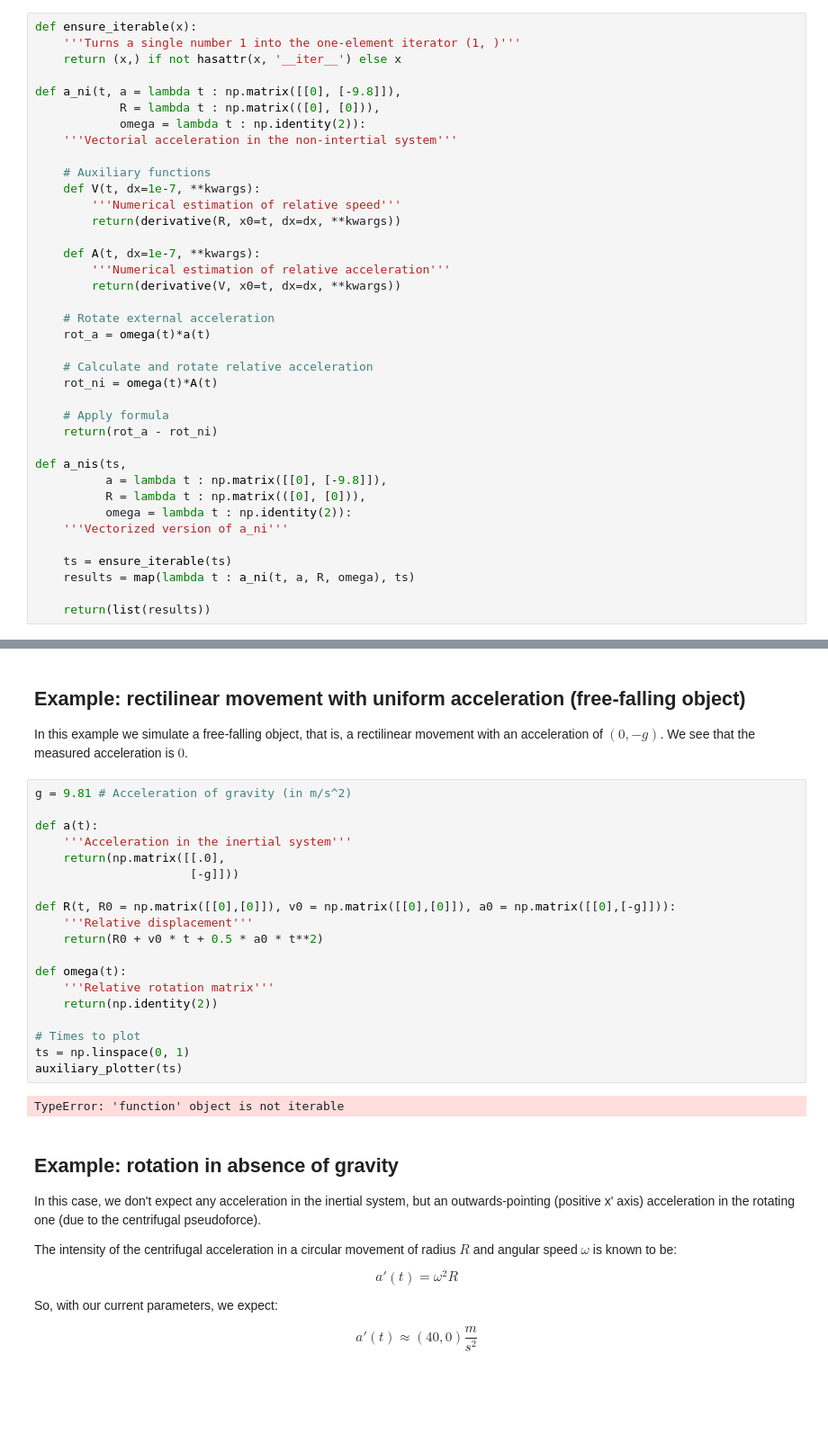
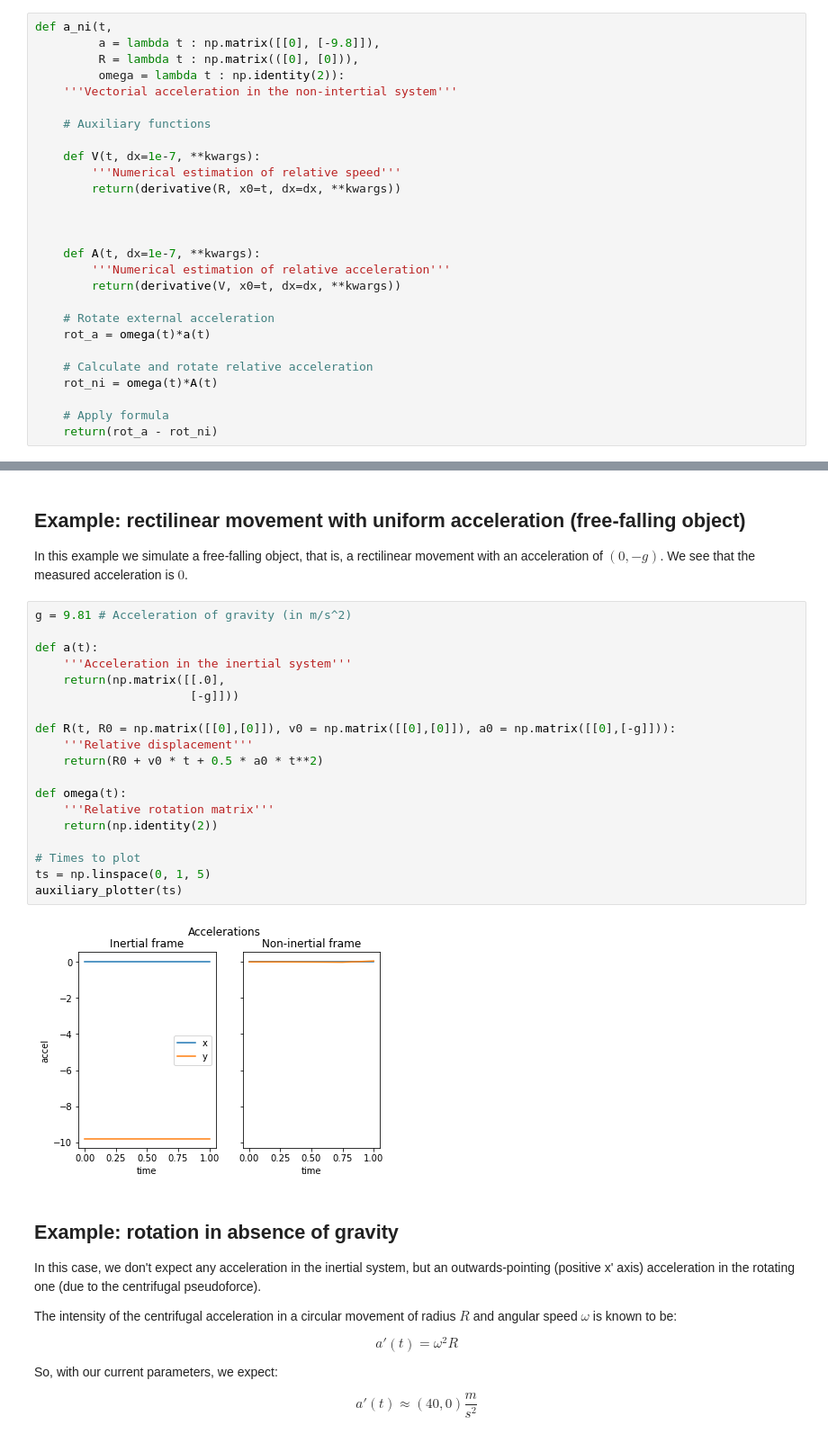
Before and after one commit to sequgen/accelsim, a Jupyter notebook: draft.ipynb, the cells around one changed output, grey strips where cells are left out. Shown: that part at 90% size. Drawn from its saved outputs; the diff is of its cells as text; blank space fills up the shorter version.

```diff
--- a/draft.ipynb
+++ b/draft.ipynb
@@ -153,19 +153,19 @@ $$
 
 can be coded as
 # %%
-def ensure_iterable(x):
-    '''Turns a single number 1 into the one-element iterator (1, )'''
-    return (x,) if not hasattr(x, '__iter__') else x
-
-def a_ni(t, a = lambda t : np.matrix([[0], [-9.8]]),
-            R = lambda t : np.matrix(([0], [0])),
-            omega = lambda t : np.identity(2)):
+def a_ni(t,
+         a = lambda t : np.matrix([[0], [-9.8]]),
+         R = lambda t : np.matrix(([0], [0])),
+         omega = lambda t : np.identity(2)):
     '''Vectorial acceleration in the non-intertial system'''
 
     # Auxiliary functions
+
     def V(t, dx=1e-7, **kwargs):
         '''Numerical estimation of relative speed'''
         return(derivative(R, x0=t, dx=dx, **kwargs))
+
+
 
     def A(t, dx=1e-7, **kwargs):
         '''Numerical estimation of relative acceleration'''
@@ -179,17 +179,6 @@ def a_ni(t, a = lambda t : np.matrix([[0], [-9.8]]),
 
     # Apply formula
     return(rot_a - rot_ni)
-
-def a_nis(ts,
-          a = lambda t : np.matrix([[0], [-9.8]]),
-          R = lambda t : np.matrix(([0], [0])),
-          omega = lambda t : np.identity(2)):
-    '''Vectorized version of a_ni'''
-
-    ts = ensure_iterable(ts)
-    results = map(lambda t : a_ni(t, a, R, omega), ts)
-
-    return(list(results))
 # %% [markdown]
 the simplified case
 
@@ -278,24 +270,24 @@ In this example we simulate a free-falling object, that is, a rectilinear moveme
 # %%
 g = 9.81 # Acceleration of gravity (in m/s^2)
 
 def a(t):
     '''Acceleration in the inertial system'''
     return(np.matrix([[.0],
                       [-g]]))
 
 def R(t, R0 = np.matrix([[0],[0]]), v0 = np.matrix([[0],[0]]), a0 = np.matrix([[0],[-g]])):
     '''Relative displacement'''
     return(R0 + v0 * t + 0.5 * a0 * t**2)
 
 def omega(t):
     '''Relative rotation matrix'''
     return(np.identity(2))
 
 # Times to plot
-ts = np.linspace(0, 1)
+ts = np.linspace(0, 1, 5)
 auxiliary_plotter(ts)
 # %% [output]
-TypeError: 'function' object is not iterable
+[figure, added]
 # %% [markdown]
 ## Example: rotation in absence of gravity
 
```
Also changed, not shown: parts of 4 cells of this notebook.
